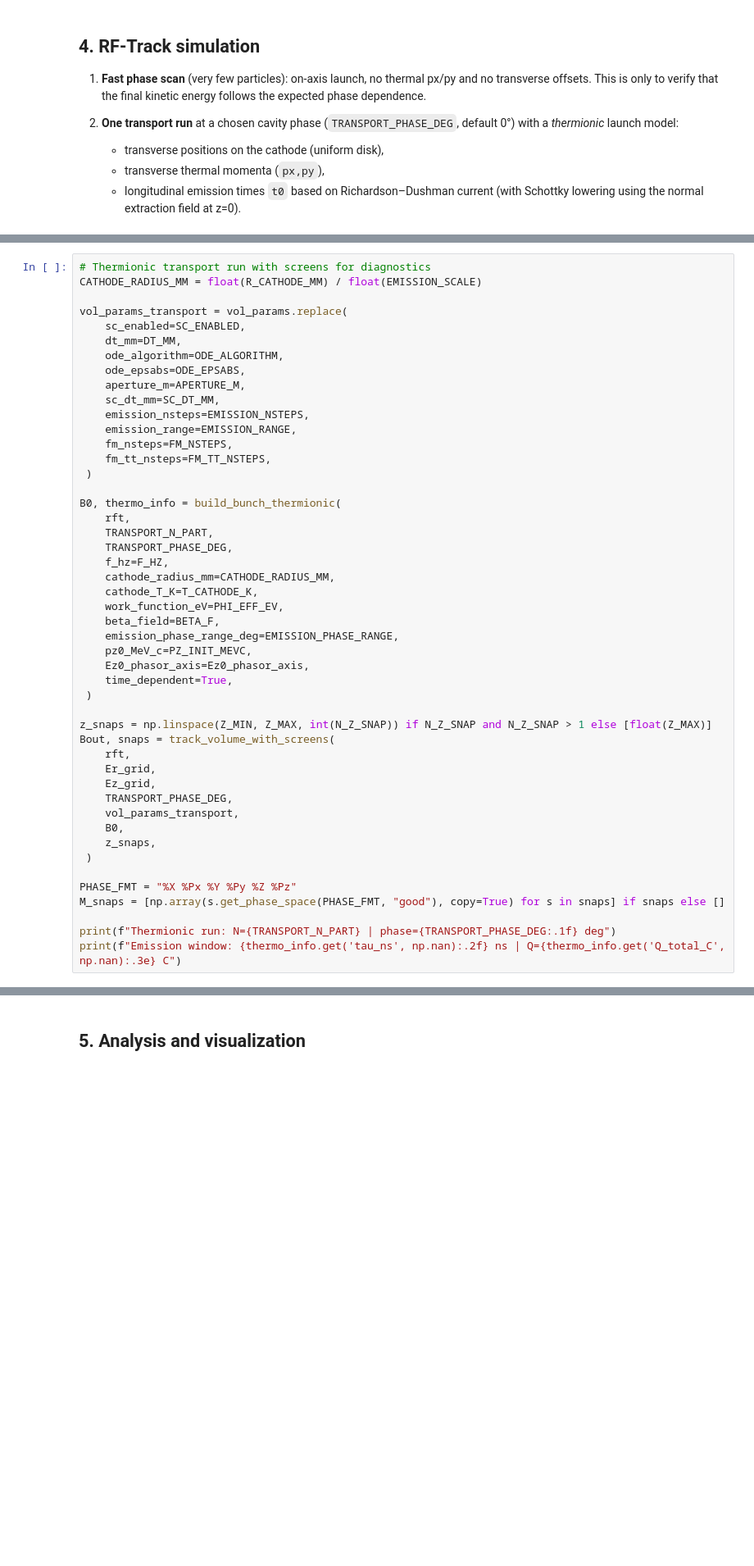
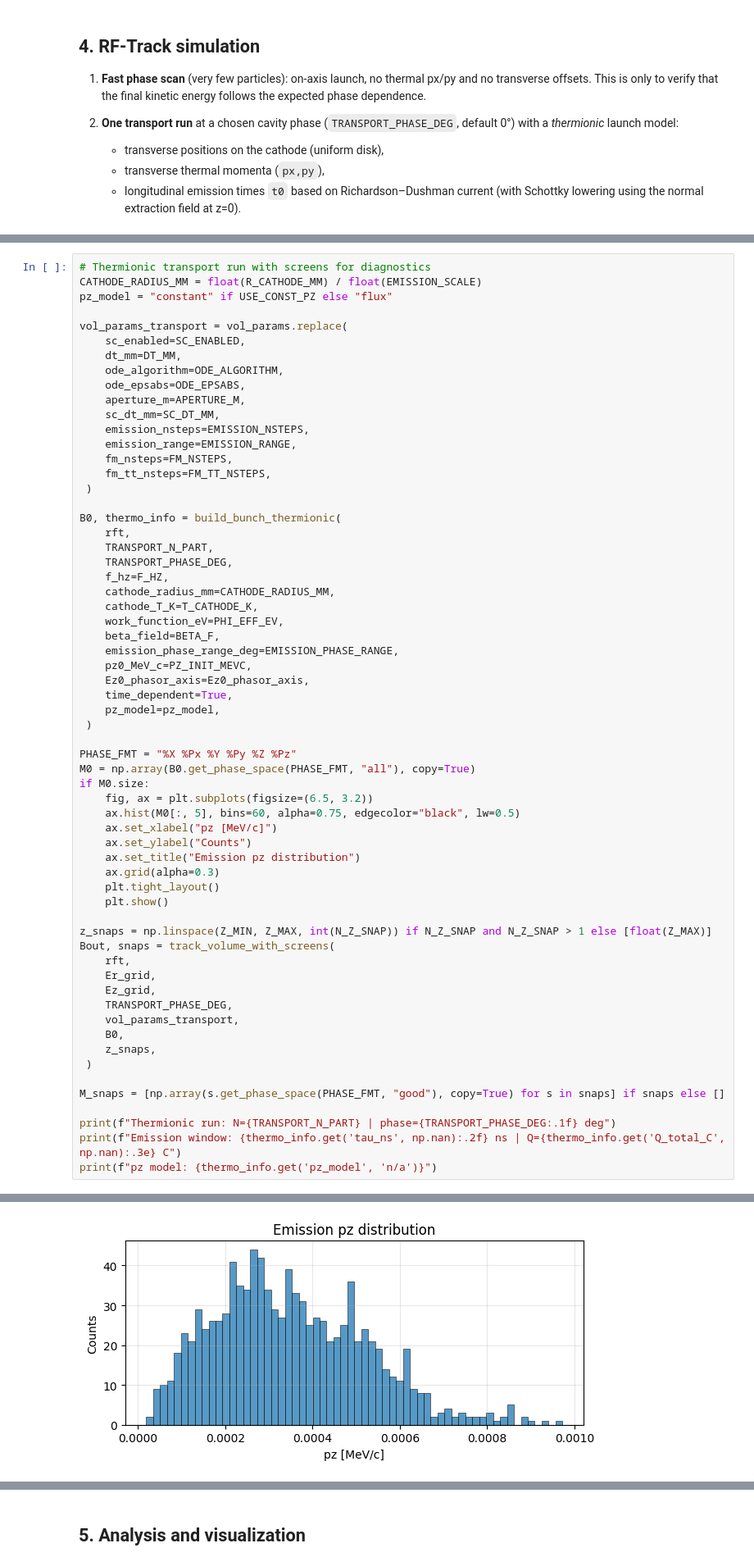
Before and after one commit to Ioniels/RF-TRACK_UH_ThermionicRFgun, a Jupyter notebook: UH_gun_tracking_demo.ipynb, the cells around one changed output, grey strips where cells are left out. Shown at 82% size. Saved outputs shown, nothing was run; the diff lists cells and outputs as text; blank space fills up the shorter version.

```diff
--- a/UH_gun_tracking_demo.ipynb
+++ b/UH_gun_tracking_demo.ipynb
@@ -570,6 +578,7 @@ warning: as the beam's first particle was lost, Bunch6dT::get_phase_space() will
 # %%
 # Thermionic transport run with screens for diagnostics
 CATHODE_RADIUS_MM = float(R_CATHODE_MM) / float(EMISSION_SCALE)
+pz_model = "constant" if USE_CONST_PZ else "flux"
 
 vol_params_transport = vol_params.replace(
     sc_enabled=SC_ENABLED,
@@ -597,7 +606,20 @@ B0, thermo_info = build_bunch_thermionic(
     pz0_MeV_c=PZ_INIT_MEVC,
     Ez0_phasor_axis=Ez0_phasor_axis,
     time_dependent=True,
+    pz_model=pz_model,
  )
+
+PHASE_FMT = "%X %Px %Y %Py %Z %Pz"
+M0 = np.array(B0.get_phase_space(PHASE_FMT, "all"), copy=True)
+if M0.size:
+    fig, ax = plt.subplots(figsize=(6.5, 3.2))
+    ax.hist(M0[:, 5], bins=60, alpha=0.75, edgecolor="black", lw=0.5)
+    ax.set_xlabel("pz [MeV/c]")
+    ax.set_ylabel("Counts")
+    ax.set_title("Emission pz distribution")
+    ax.grid(alpha=0.3)
+    plt.tight_layout()
+    plt.show()
 
 z_snaps = np.linspace(Z_MIN, Z_MAX, int(N_Z_SNAP)) if N_Z_SNAP and N_Z_SNAP > 1 else [float(Z_MAX)]
 Bout, snaps = track_volume_with_screens(
@@ -610,9 +632,9 @@ Bout, snaps = track_volume_with_screens(
     z_snaps,
  )
 
-PHASE_FMT = "%X %Px %Y %Py %Z %Pz"
 M_snaps = [np.array(s.get_phase_space(PHASE_FMT, "good"), copy=True) for s in snaps] if snaps else []
 
 print(f"Thermionic run: N={TRANSPORT_N_PART} | phase={TRANSPORT_PHASE_DEG:.1f} deg")
 print(f"Emission window: {thermo_info.get('tau_ns', np.nan):.2f} ns | Q={thermo_info.get('Q_total_C', np.nan):.3e} C")
+print(f"pz model: {thermo_info.get('pz_model', 'n/a')}")
 # %% [output]
@@ -620,0 +642 @@ Emission window: 0.18 ns | Q=7.369e-11 C
+[figure, added]
```
Also changed, not shown: parts of 4 cells of this notebook, 1 other file.
